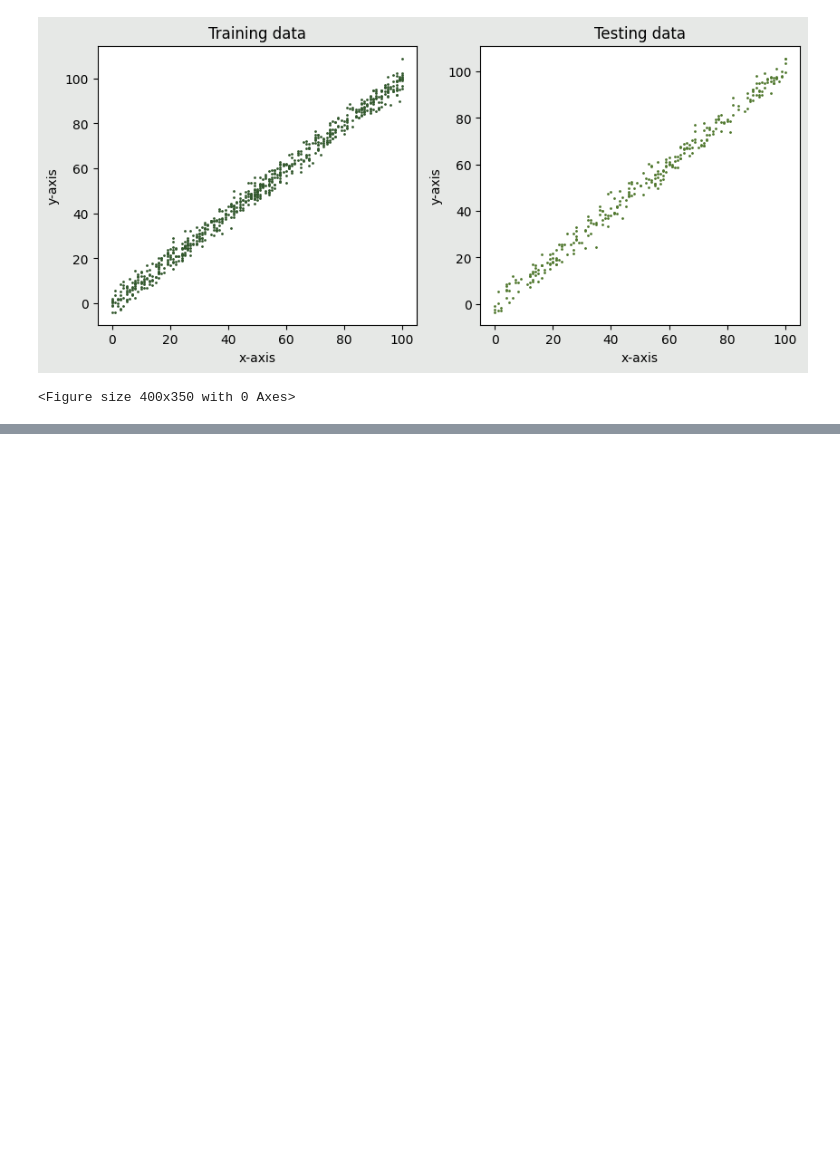
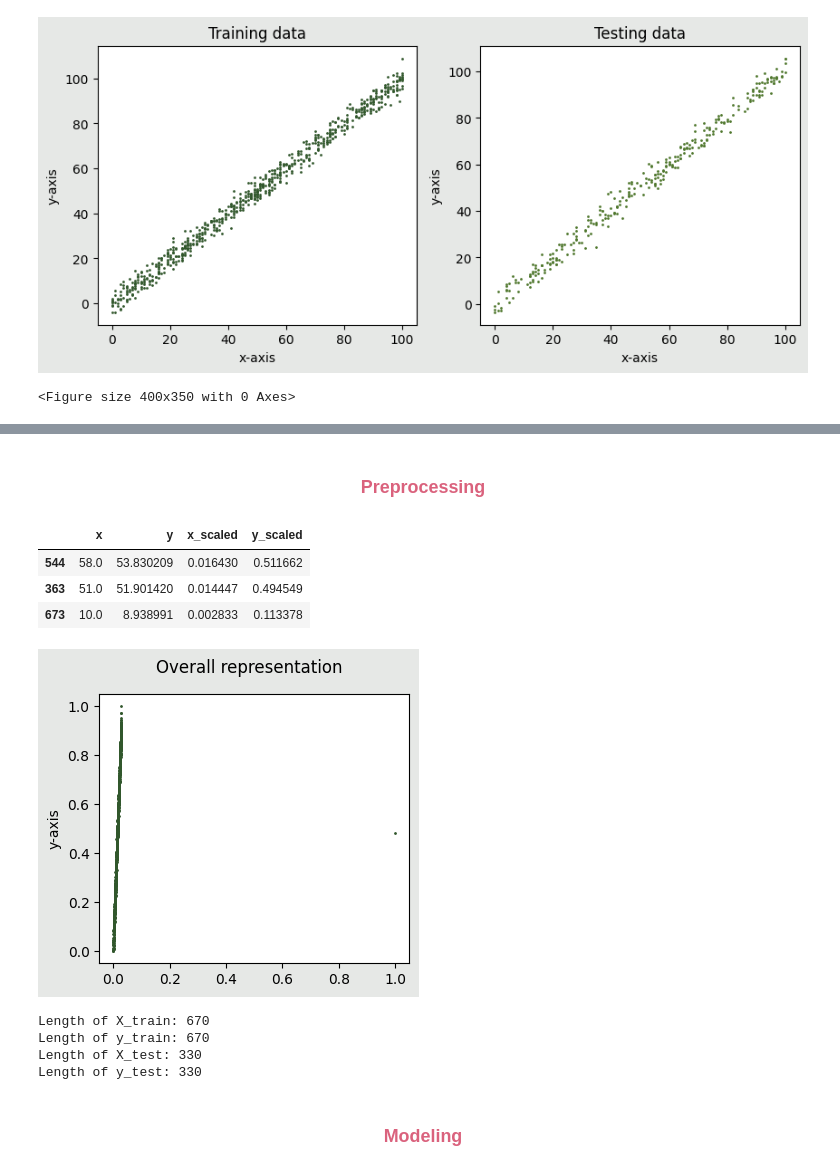
Before and after one commit to naomilago/lr_with_gd, a Jupyter notebook: Linear Regression.ipynb, the cells around one changed output, grey strips where cells are left out. Saved outputs shown, nothing was run; the diff lists cells and outputs as text; code cells hidden in the pictures; blank space fills up the shorter version.

Commit message:
Preprocessing

```diff
--- a/Linear Regression.ipynb
+++ b/Linear Regression.ipynb
@@ -40,3 +61,5 @@ else:
+# %%
+df.y = df.y.fillna(df.y.mean())
 # %%
 fig, (ax1, ax2) = plt.subplots(1, 2, figsize=(10, 4))
 
@@ -60,0 +99,60 @@ plt.show()
+# %% [markdown]
+<h3 style='color: #da627d; text-align: center;'> Preprocessing </h3>
+# %%
+def minmax_transform(array: list[float], range: tuple[int] = (-1, 1)) -> list:
+  scaler = MinMaxScaler(feature_range=range)
+  scaler.fit([[x] for x in array])
+
+  output = scaler.transform([[x] for x in array]).reshape(-1)
+
+  return list(output)
+
+def minmax_inverse_transform(array: list[float], range: tuple[int] = (-1, 1)) -> list:
+  scaler = MinMaxScaler(feature_range=range)
+  scaler.fit([[x] for x in array])
+
+  output = scaler.inverse_transform([[x] for x in array]).reshape(-1)
+
+  return list(output)
+
+df['x_scaled'] = minmax_transform(df.x.tolist(), (0, 1))
+df['y_scaled'] = minmax_transform(df.y.tolist(), (0, 1))
+
+df.sample(3)
+# %% [output]
+|  | x | y | x_scaled | y_scaled |
+| 544 | 58.0 | 53.830209 | 0.016430 | 0.511662 |
+| 363 | 51.0 | 51.901420 | 0.014447 | 0.494549 |
+| 673 | 10.0 | 8.938991 | 0.002833 | 0.113378 |
+# %%
+plt.figure(figsize=(4, 3.5))
+
+fig = plt.gcf()
+fig.patch.set_facecolor('#e6e8e6')
+
+plt.scatter(df['x_scaled'], df['y_scaled'], color='#31572c', s=1)
+plt.suptitle('Overall representation')
+plt.ylabel('y-axis')
+
+fig.patch.set_facecolor('#e6e8e6')
+
+plt.show()
+# %% [output]
+[figure, added]
+# %%
+X = df.x_scaled.tolist()
+y = df.y_scaled.tolist()
+
+X_train, X_test, y_train, y_test = train_test_split(X, y, test_size=0.33, random_state=42)
+
+print(f'Length of X_train: {len(X_train)}')
+print(f'Length of y_train: {len(y_train)}')
+print(f'Length of X_test: {len(X_test)}')
+print(f'Length of y_test: {len(y_test)}')
+# %% [output]
+Length of X_train: 670
+Length of y_train: 670
+Length of X_test: 330
+Length of y_test: 330
+# %% [markdown]
+<h3 style='color: #da627d; text-align: center;'> Modeling </h3>
```
Also changed, not shown: parts of 4 cells of this notebook.
